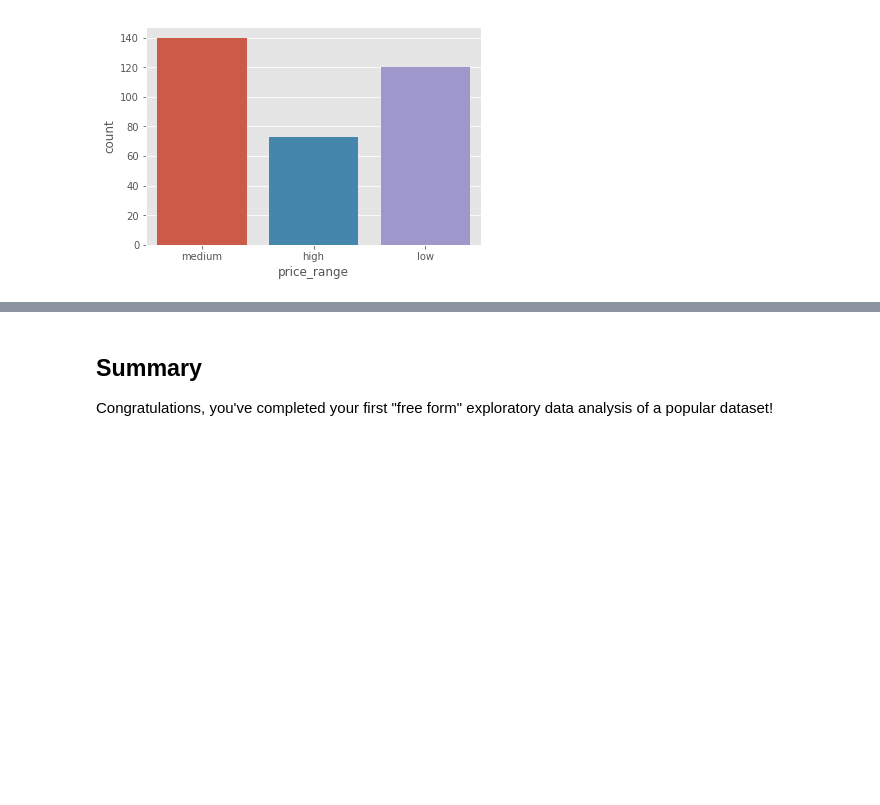
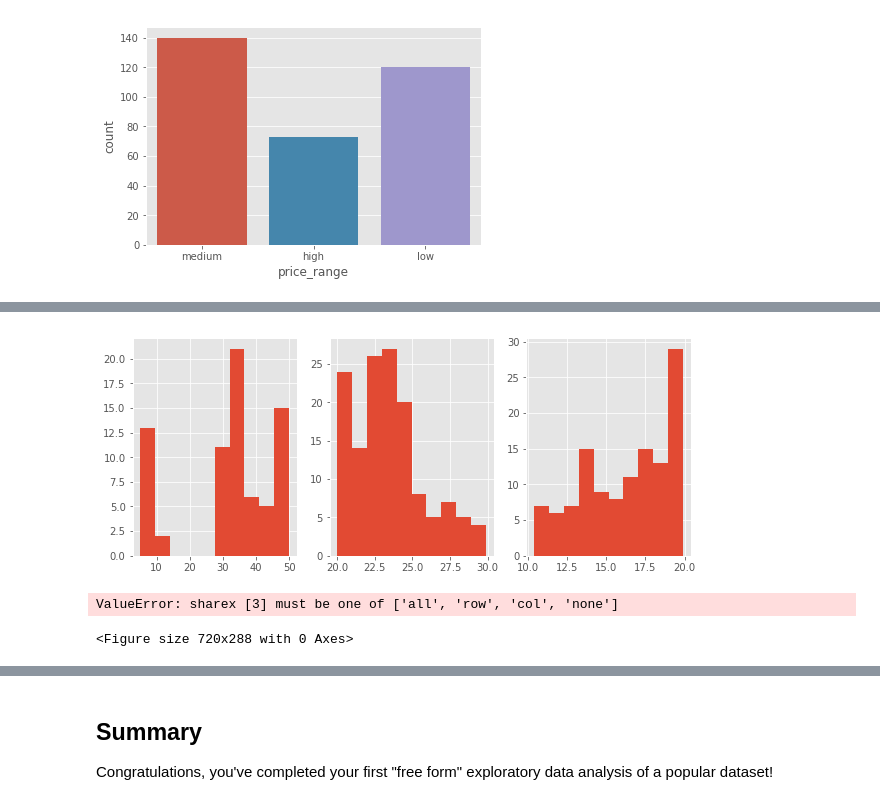
Before and after one commit to torresdavr/dsc-project-eda-with-pandas-online-ds-pt-100719, a Jupyter notebook: index.ipynb, the cells around one changed output, grey strips where cells are left out. Drawn from its saved outputs; the diff is of its cells as text; code cells hidden in the pictures; blank space fills up the shorter version.

```diff
--- a/index.ipynb
+++ b/index.ipynb
@@ -365,17 +414,0 @@ Create two new DataFrames based on a certain split for crime rate
-# %%
-"""
-def contains_n(text):
-    if 'N' in text:
-        return True
-    else:
-        return False
-
-# Or the shorter, more pythonic way
-def contains_n(text):
-    bool_val = 'N' in text
-    return bool_val
-
-df['On_N_Line'] = df['LINENAME'].map(contains_n)
-
-"""
-df_amend = df.copy()
@@ -419,0 +480,4 @@ sns.countplot(data=df_amend, x='price_range');
+# %%
+high_price = df_amend[df_amend['price_range']== 'high']
+med_price = df_amend[df_amend['price_range']== 'medium']
+low_price = df_amend[df_amend['price_range']== 'low']
@@ -419,0 +493,34 @@ sns.countplot(data=df_amend, x='price_range');
+# %%
+#df_amend.groupby('price_range').plot(x='rm', y='medv')
+#fig, (ax1, ax2,ax3) = plt.subplots(1,2,3, figsize=(10,4))
+list1 = high_price['medv']
+list2 = med_price['medv']
+list3 = low_price['medv']
+
+plt.figure(figsize=(10,4))
+plt.subplot(1, 3, 1)  # 1 line, 2 rows, index nr 1 (first position in the subplot)
+plt.hist(list1)
+plt.subplot(1, 3, 2)  # 1 line, 2 rows, index nr 2 (second position in the subplot)
+plt.hist(list2)
+plt.subplot(1, 3, 3)  # 1 line, 2 rows, index nr 2 (third position in the subplot)
+plt.hist(list3)
+plt.show()
+# %% [output]
+[figure, added]
+# %%
+#df_amend.groupby('price_range').plot(x='rm', y='medv')
+fig, (ax1, ax2,ax3) = plt.subplots(1,2,3, figsize=(10,4))
+ax1 = high_price['medv']
+ax2 = med_price['medv']
+ax3 = low_price['medv']
+
+plt.subplot(1, 3, 1)  # 1 line, 2 rows, index nr 1 (first position in the subplot)
+plt.hist(ax1)
+plt.subplot(1, 3, 2)  # 1 line, 2 rows, index nr 2 (second position in the subplot)
+plt.hist(ax2)
+plt.subplot(1, 3, 3)  # 1 line, 2 rows, index nr 2 (third position in the subplot)
+plt.hist(ax3)
+plt.show()
+# %% [output]
+ValueError: sharex [3] must be one of ['all', 'row', 'col', 'none']
+<Figure size 720x288 with 0 Axes>
```
Also changed, not shown: parts of 34 cells of this notebook.
